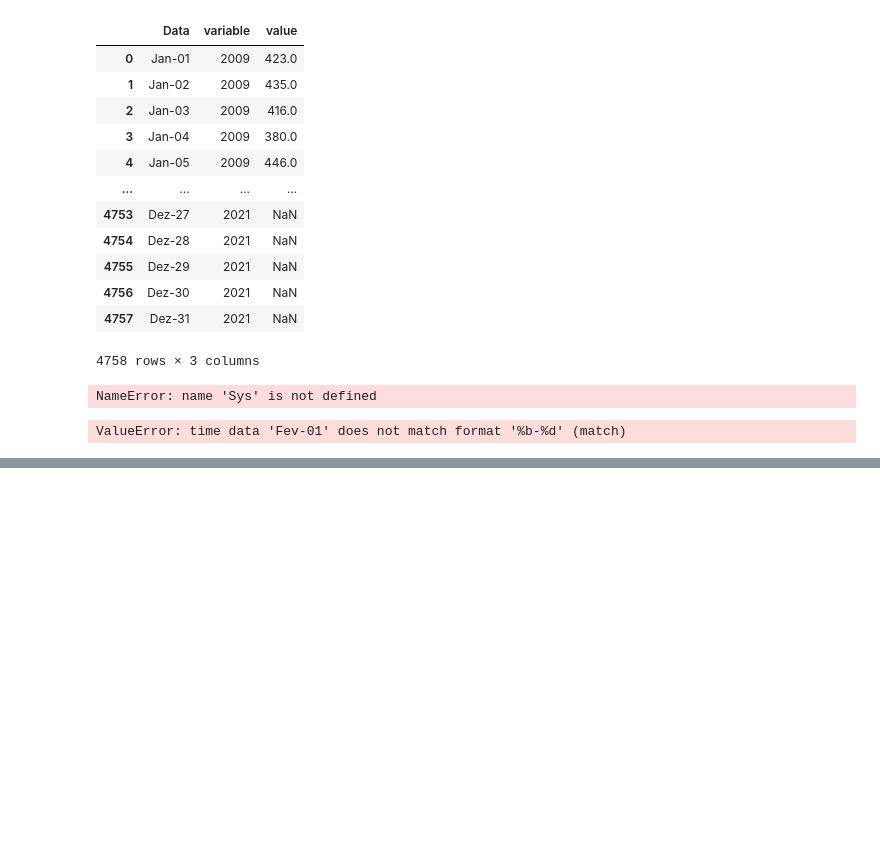
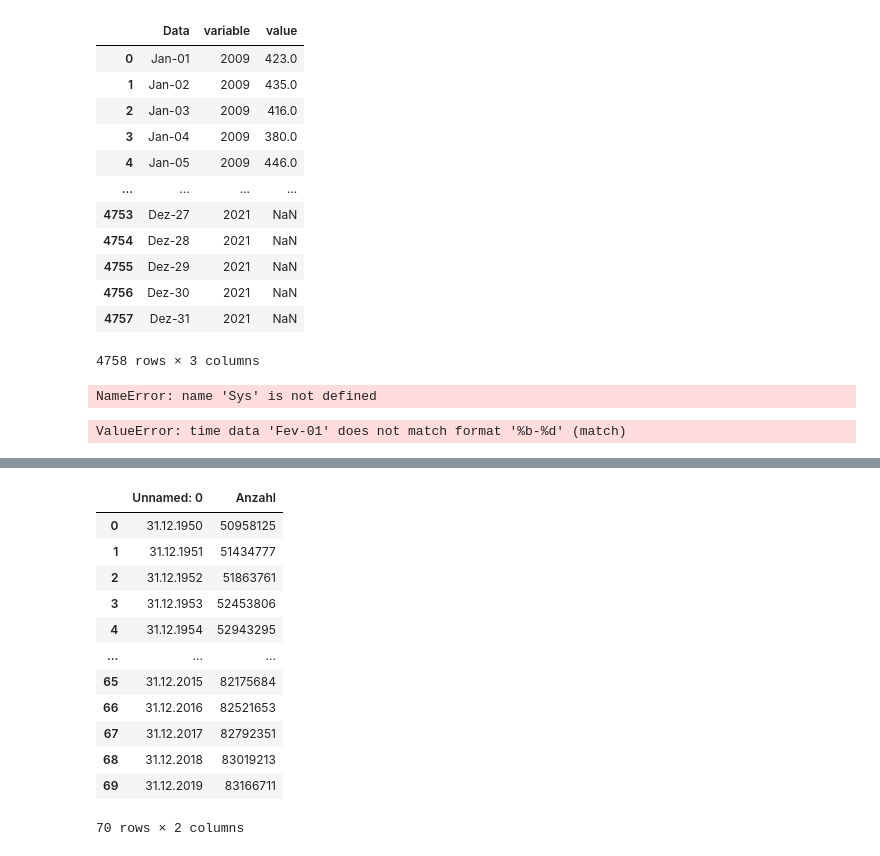
Before and after one commit to joao-dias-25/carta13, a Jupyter notebook: testing.ipynb, the cells around one changed output, grey strips where cells are left out. Cells and saved outputs as stored; diff of their text form; code cells hidden in the pictures; blank space fills up the shorter version.

```diff
--- a/testing.ipynb
+++ b/testing.ipynb
@@ -121,3 +120,20 @@ fig = px.line(df2, x=df2.index, y="value")
 fig.show()
 # %% [output]
 [interactive output not drawn]
+# %%
+df=pd.read_csv("data/Deutschland/Bevölkerung.csv", delimiter=';',skiprows=5,nrows=70, encoding='ISO-8859-1')
+df
+# %% [output]
+|  | Unnamed: 0 | Anzahl |
+| 0 | 31.12.1950 | 50958125 |
+| 1 | 31.12.1951 | 51434777 |
+| 2 | 31.12.1952 | 51863761 |
+| 3 | 31.12.1953 | 52453806 |
+| 4 | 31.12.1954 | 52943295 |
+| ... | ... | ... |
+| 65 | 31.12.2015 | 82175684 |
+| 66 | 31.12.2016 | 82521653 |
+| 67 | 31.12.2017 | 82792351 |
+| 68 | 31.12.2018 | 83019213 |
+| 69 | 31.12.2019 | 83166711 |
+70 rows × 2 columns
```
Also changed, not shown: parts of 9 cells of this notebook, 3 other files.
